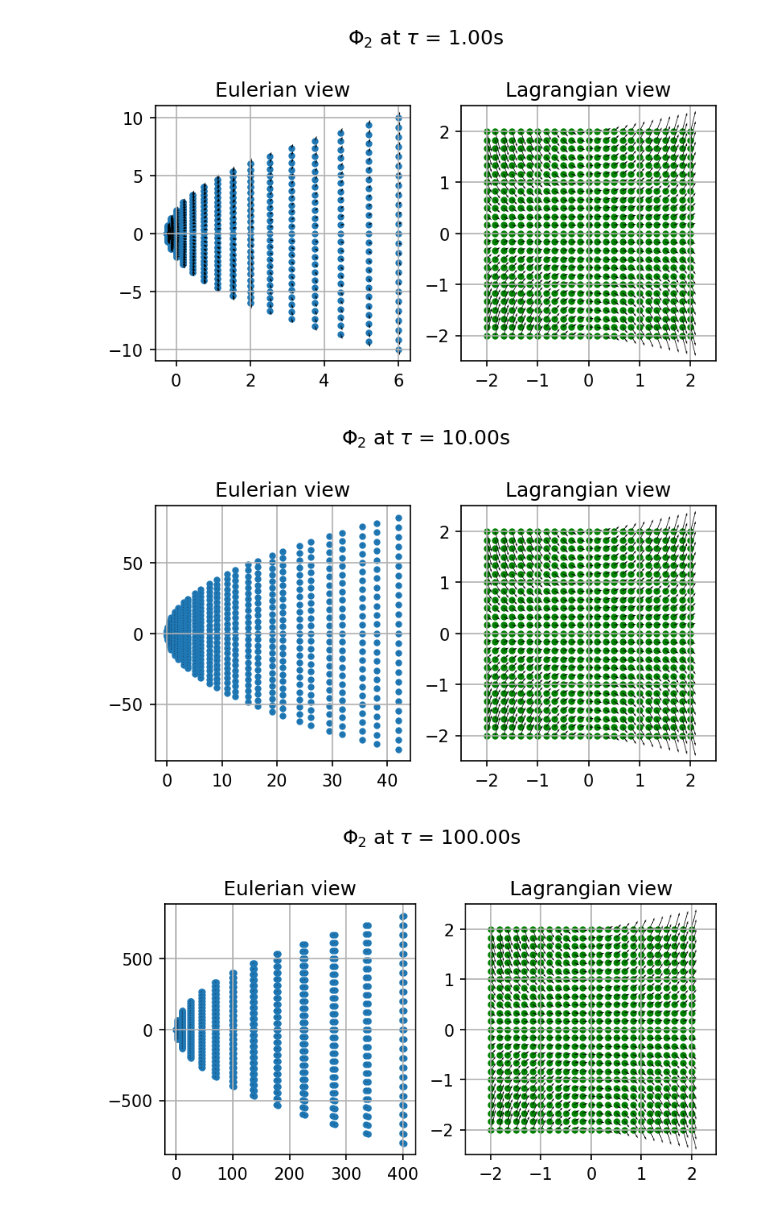
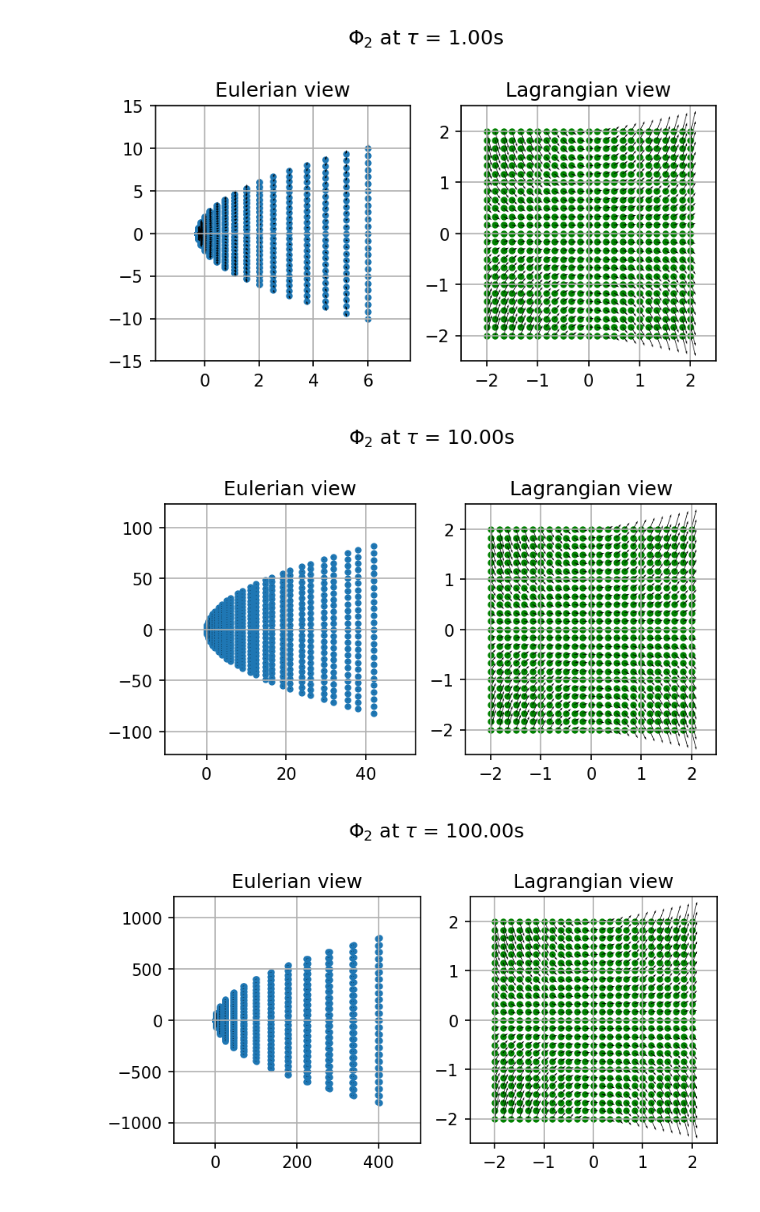
Before and after one commit to MattB2025/2025-Fall-ME590, a Jupyter notebook: Brody, Matthew ME590 Project 1.ipynb, the cells around one changed output. Saved outputs shown, nothing was run; the diff lists cells and outputs as text; code cells hidden in the pictures.

```diff
--- a/Brody, Matthew ME590 Project 1.ipynb
+++ b/Brody, Matthew ME590 Project 1.ipynb
@@ -207,7 +207,7 @@ for tau in T:
     # boundy = np.abs(np.max(Phi_vector[:,:,1])) *1.25
     # ax.set_xlim([-boundx1,boundx2])
     # ax.set_ylim([-boundy,boundy])
-    ax.relim(); ax.autoscale()
+    ax.relim(); ax.autoscale(); ax.margins(0.25)
     ax.set_box_aspect(1)
 
     # plot initial Lagrangian points
@@ -243,3 +243,3 @@ for tau in T:
-[figure, old version]
+[figure, new version]
-[figure, old version]
+[figure, new version]
-[figure, old version]
+[figure, new version]
```
Also changed, not shown: parts of 1 cell of this notebook, 7 other files.
